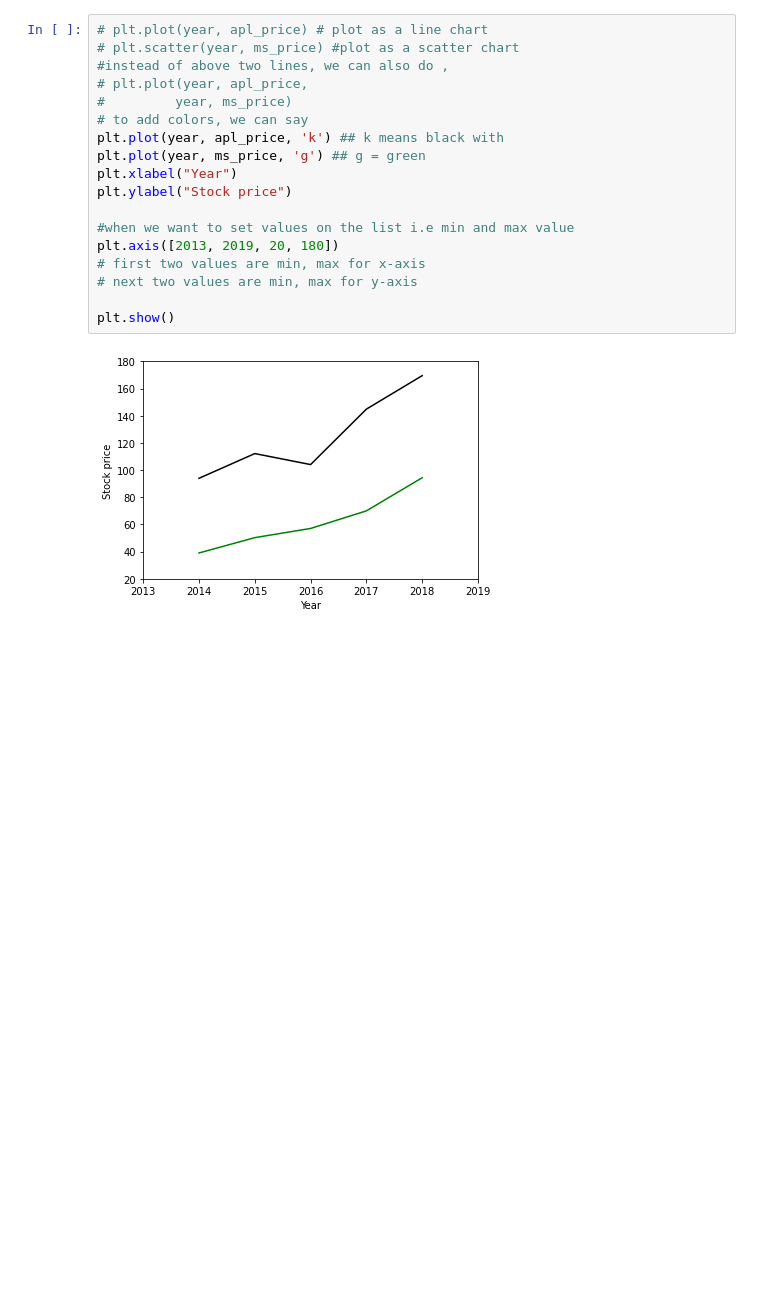
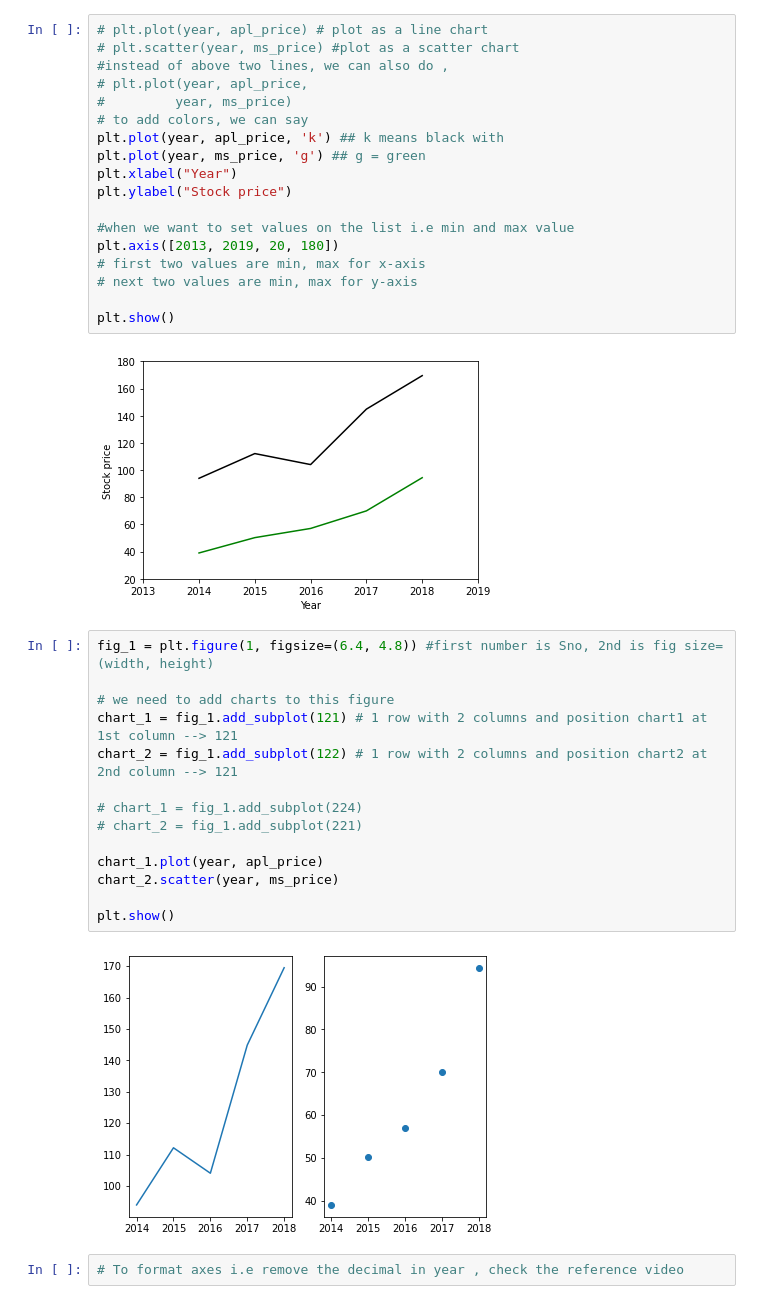
Before and after one commit to arshadm12/MLBasics, a Jupyter notebook: matplot_pyplot.ipynb, the cells around one changed output. Saved outputs shown, nothing was run; the diff lists cells and outputs as text; blank space fills up the shorter version.

Commit message:
tutorial complete from video

```diff
--- a/matplot_pyplot.ipynb
+++ b/matplot_pyplot.ipynb
@@ -25,3 +27,21 @@ plt.axis([2013, 2019, 20, 180])
 plt.show()
 # %% [output]
 [figure]
+# %%
+fig_1 = plt.figure(1, figsize=(6.4, 4.8)) #first number is Sno, 2nd is fig size=(width, height)
+
+# we need to add charts to this figure
+chart_1 = fig_1.add_subplot(121) # 1 row with 2 columns and position chart1 at 1st column --> 121
+chart_2 = fig_1.add_subplot(122) # 1 row with 2 columns and position chart2 at 2nd column --> 121
+
+# chart_1 = fig_1.add_subplot(224)
+# chart_2 = fig_1.add_subplot(221)
+
+chart_1.plot(year, apl_price)
+chart_2.scatter(year, ms_price)
+
+plt.show()
+# %% [output]
+[figure, added]
+# %%
+# To format axes i.e remove the decimal in year , check the reference video
```
Also changed, not shown: parts of 3 cells of this notebook.
